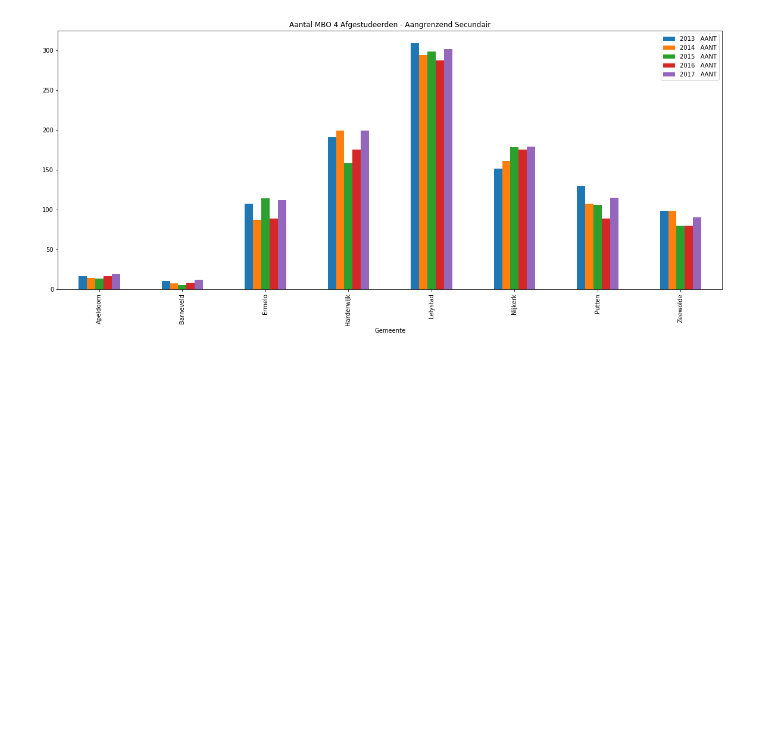
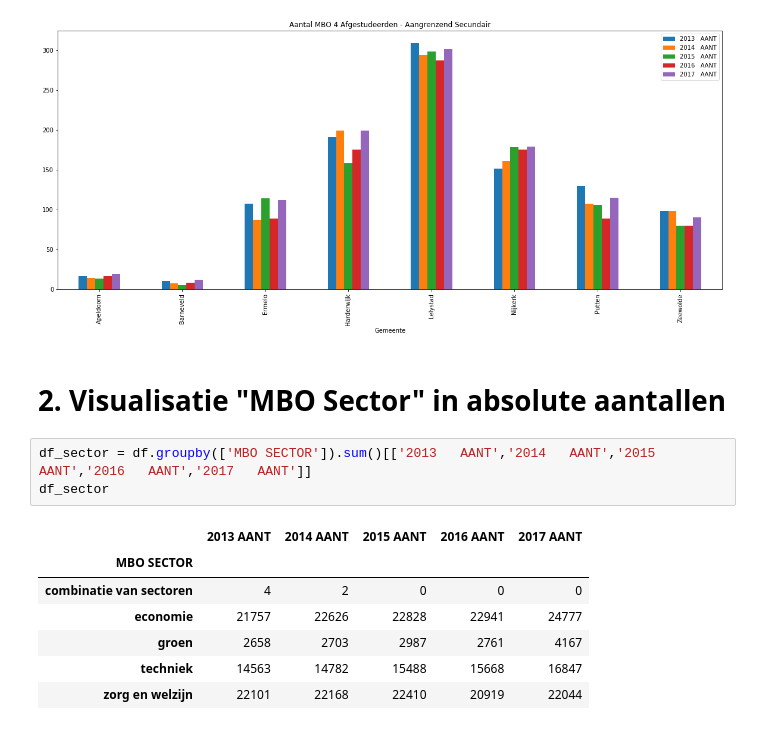
Before and after one commit to simonvdberg/POC, a Jupyter notebook: LocCat.ipynb, the cells around one changed output. Cells and saved outputs as stored; diff of their text form; blank space fills up the shorter version.

```diff
--- a/LocCat.ipynb
+++ b/LocCat.ipynb
@@ -524,3 +524,16 @@ df_gme.plot.bar(figsize=(20,8.0),title='Aantal MBO 4 Afgestudeerden - Aangrenzen
 # %% [output]
 <matplotlib.axes._subplots.AxesSubplot at 0x...>
 [figure]
+# %% [markdown]
+# 2. Visualisatie "MBO Sector" in absolute aantallen
+# %%
+df_sector = df.groupby(['MBO SECTOR']).sum()[['2013   AANT','2014   AANT','2015   AANT','2016   AANT','2017   AANT']]
+df_sector
+# %% [output]
+|  | 2013 AANT | 2014 AANT | 2015 AANT | 2016 AANT | 2017 AANT |
+| MBO SECTOR |  |  |  |  |  |
+| combinatie van sectoren | 4 | 2 | 0 | 0 | 0 |
+| economie | 21757 | 22626 | 22828 | 22941 | 24777 |
+| groen | 2658 | 2703 | 2987 | 2761 | 4167 |
+| techniek | 14563 | 14782 | 15488 | 15668 | 16847 |
+| zorg en welzijn | 22101 | 22168 | 22410 | 20919 | 22044 |
```
Also changed, not shown: parts of 1 cell of this notebook.
